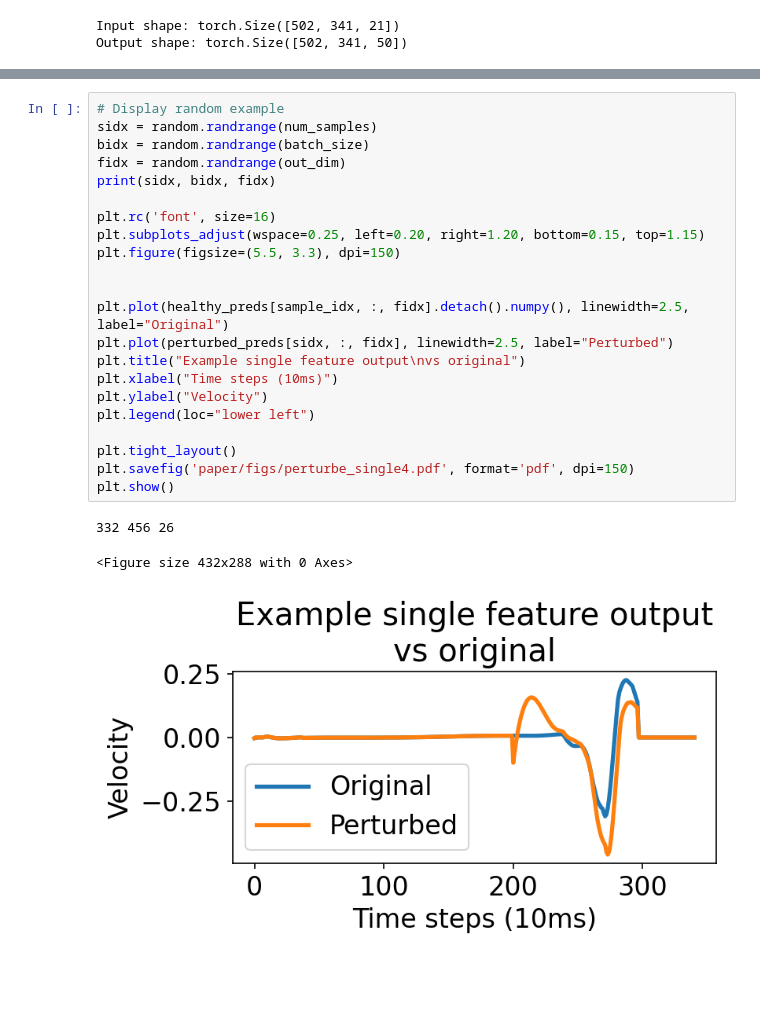
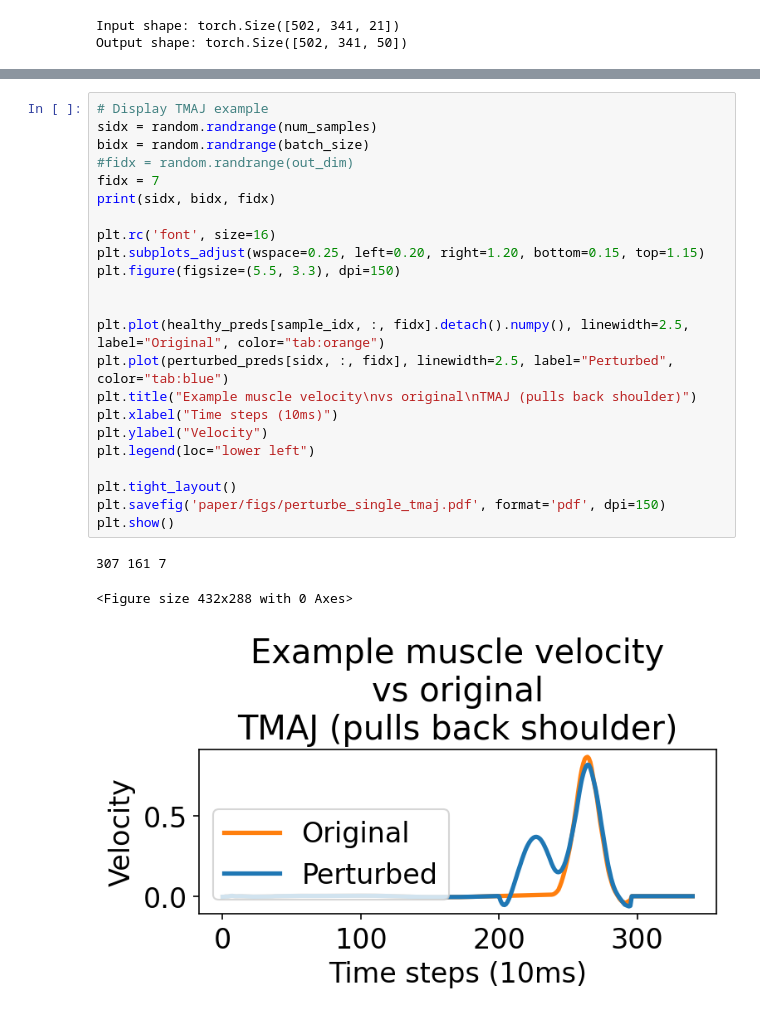
Before and after one commit to mmattb/coproc-poc, a Jupyter notebook: analyze_michaels_dynamics.ipynb, the cells around one changed output, grey strips where cells are left out. Cells and saved outputs as stored; diff of their text form; blank space fills up the shorter version.

Commit message:
Perturbe dist and other results cleanup

```diff
--- a/analyze_michaels_dynamics.ipynb
+++ b/analyze_michaels_dynamics.ipynb
@@ -145,28 +145,29 @@ Sample idx: 148
 # %%
-# Display random example
+# Display TMAJ example
 sidx = random.randrange(num_samples)
 bidx = random.randrange(batch_size)
-fidx = random.randrange(out_dim)
+#fidx = random.randrange(out_dim)
+fidx = 7
 print(sidx, bidx, fidx)
 
 plt.rc('font', size=16)
 plt.subplots_adjust(wspace=0.25, left=0.20, right=1.20, bottom=0.15, top=1.15)
 plt.figure(figsize=(5.5, 3.3), dpi=150)
 
 
-plt.plot(healthy_preds[sample_idx, :, fidx].detach().numpy(), linewidth=2.5, label="Original")
-plt.plot(perturbed_preds[sidx, :, fidx], linewidth=2.5, label="Perturbed")
-plt.title("Example single feature output\nvs original")
+plt.plot(healthy_preds[sample_idx, :, fidx].detach().numpy(), linewidth=2.5, label="Original", color="tab:orange")
+plt.plot(perturbed_preds[sidx, :, fidx], linewidth=2.5, label="Perturbed", color="tab:blue")
+plt.title("Example muscle velocity\nvs original\nTMAJ (pulls back shoulder)")
 plt.xlabel("Time steps (10ms)")
 plt.ylabel("Velocity")
 plt.legend(loc="lower left")
 
 plt.tight_layout()
-plt.savefig('paper/figs/perturbe_single4.pdf', format='pdf', dpi=150)
+plt.savefig('paper/figs/perturbe_single_tmaj.pdf', format='pdf', dpi=150)
 plt.show()
 # %% [output]
-332 456 26
+307 161 7
 <Figure size 432x288 with 0 Axes>
-[figure, old version]
+[figure, new version]
 # %%
 # Show graphs for a single output feature / muscle
```
Also changed, not shown: parts of 8 cells of this notebook, 15 other files.
